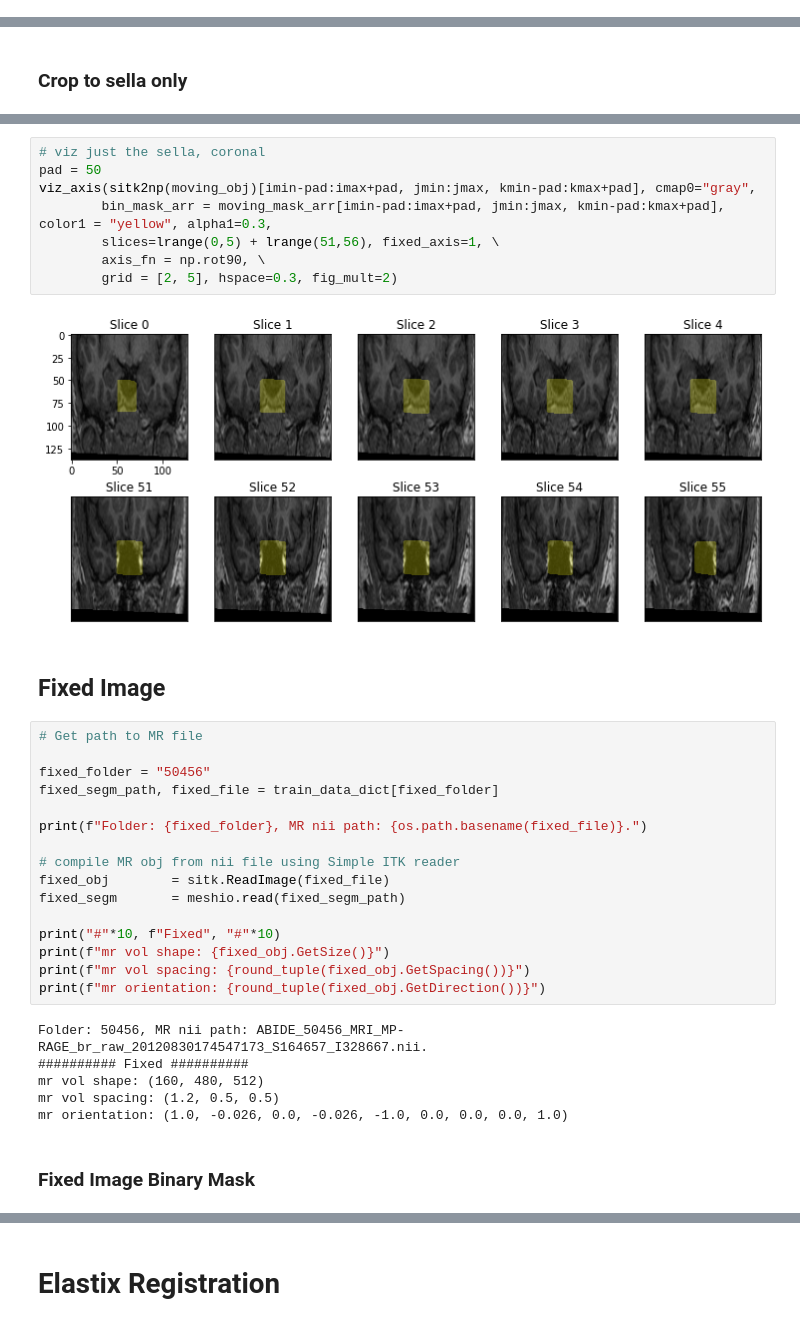
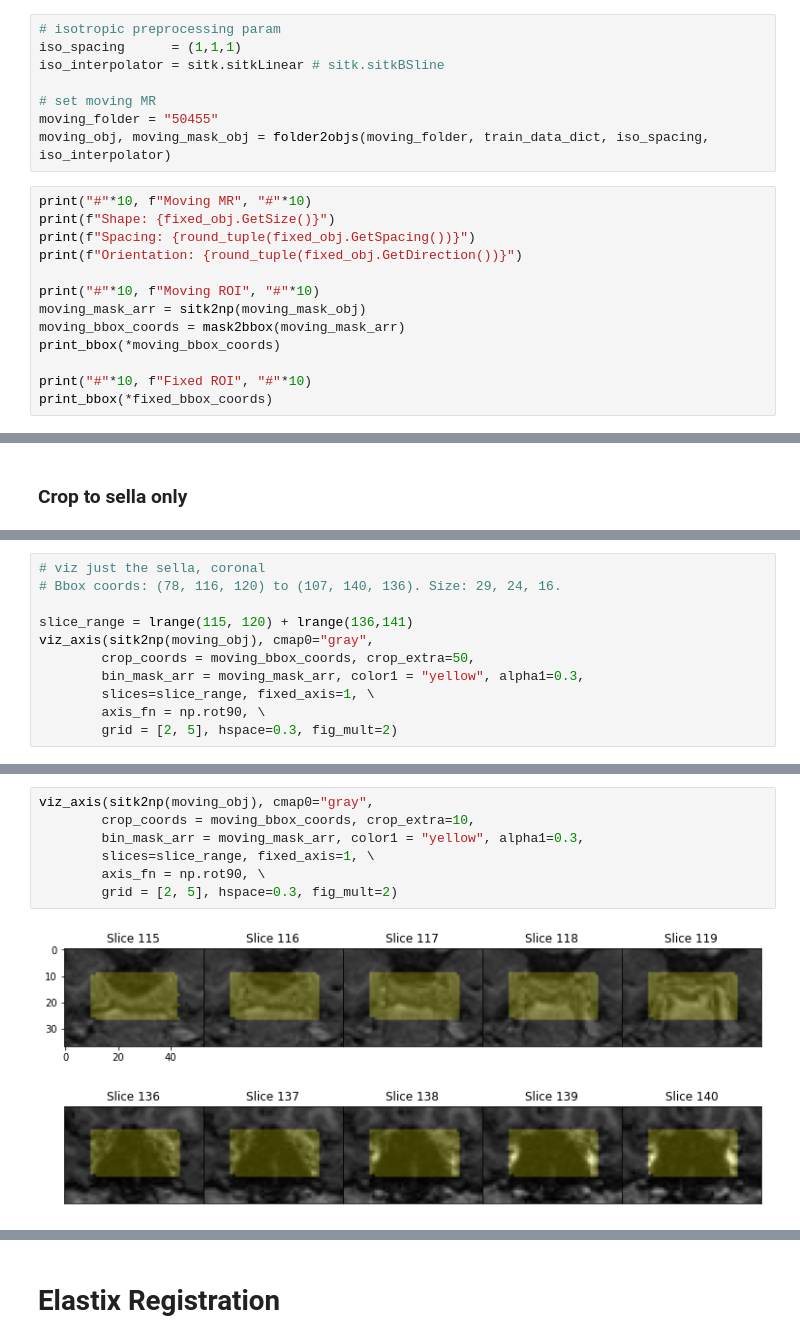
Before and after one commit to RGologorsky/DeepPit, a Jupyter notebook: 0 - Affine Alignment.ipynb, the cells around one changed output, grey strips where cells are left out. Cells and saved outputs as stored; diff of their text form.

```diff
--- a/0 - Affine Alignment.ipynb
+++ b/0 - Affine Alignment.ipynb
@@ -111,0 +78,21 @@ ROI non-zero range:  (65, 93)
+# %%
+# isotropic preprocessing param
+iso_spacing      = (1,1,1)
+iso_interpolator = sitk.sitkLinear # sitk.sitkBSline
+
+# set moving MR
+moving_folder = "50455"
+moving_obj, moving_mask_obj = folder2objs(moving_folder, train_data_dict, iso_spacing, iso_interpolator)
+# %%
+print("#"*10, f"Moving MR", "#"*10)
+print(f"Shape: {fixed_obj.GetSize()}")
+print(f"Spacing: {round_tuple(fixed_obj.GetSpacing())}")
+print(f"Orientation: {round_tuple(fixed_obj.GetDirection())}")
+
+print("#"*10, f"Moving ROI", "#"*10)
+moving_mask_arr = sitk2np(moving_mask_obj)
+moving_bbox_coords = mask2bbox(moving_mask_arr)
+print_bbox(*moving_bbox_coords)
+
+print("#"*10, f"Fixed ROI", "#"*10)
+print_bbox(*fixed_bbox_coords)
@@ -220,0 +144,11 @@ Moving ROI non-zero range (coronal):  (228, 284)
+# %%
+# viz just the sella, coronal
+# Bbox coords: (78, 116, 120) to (107, 140, 136). Size: 29, 24, 16.
+
+slice_range = lrange(115, 120) + lrange(136,141)
+viz_axis(sitk2np(moving_obj), cmap0="gray",
+        crop_coords = moving_bbox_coords, crop_extra=50,
+        bin_mask_arr = moving_mask_arr, color1 = "yellow", alpha1=0.3,
+        slices=slice_range, fixed_axis=1, \
+        axis_fn = np.rot90, \
+        grid = [2, 5], hspace=0.3, fig_mult=2)
@@ -221,36 +157,9 @@ Moving ROI non-zero range (coronal):  (228, 284)
 # %%
-# viz just the sella, coronal
-pad = 50
-viz_axis(sitk2np(moving_obj)[imin-pad:imax+pad, jmin:jmax, kmin-pad:kmax+pad], cmap0="gray",
-        bin_mask_arr = moving_mask_arr[imin-pad:imax+pad, jmin:jmax, kmin-pad:kmax+pad], color1 = "yellow", alpha1=0.3,
-        slices=lrange(0,5) + lrange(51,56), fixed_axis=1, \
+viz_axis(sitk2np(moving_obj), cmap0="gray",
+        crop_coords = moving_bbox_coords, crop_extra=10,
+        bin_mask_arr = moving_mask_arr, color1 = "yellow", alpha1=0.3,
+        slices=slice_range, fixed_axis=1, \
         axis_fn = np.rot90, \
         grid = [2, 5], hspace=0.3, fig_mult=2)
 # %% [output]
-[figure, old version]
+[figure, new version]
-# %% [markdown]
-## Fixed Image
-# %%
-# Get path to MR file
-
-fixed_folder = "50456"
-fixed_segm_path, fixed_file = train_data_dict[fixed_folder]
-
-print(f"Folder: {fixed_folder}, MR nii path: {os.path.basename(fixed_file)}.")
-
-# compile MR obj from nii file using Simple ITK reader
-fixed_obj        = sitk.ReadImage(fixed_file)
-fixed_segm       = meshio.read(fixed_segm_path)
-
-print("#"*10, f"Fixed", "#"*10)
-print(f"mr vol shape: {fixed_obj.GetSize()}")
-print(f"mr vol spacing: {round_tuple(fixed_obj.GetSpacing())}")
-print(f"mr orientation: {round_tuple(fixed_obj.GetDirection())}")
-# %% [output]
-Folder: 50456, MR nii path: ABIDE_50456_MRI_MP-RAGE_br_raw_20120830174547173_S164657_I328667.nii.
-########## Fixed ##########
-mr vol shape: (160, 480, 512)
-mr vol spacing: (1.2, 0.5, 0.5)
-mr orientation: (1.0, -0.026, 0.0, -0.026, -1.0, 0.0, 0.0, 0.0, 1.0)
-# %% [markdown]
-### Fixed Image Binary Mask
```
Also changed, not shown: parts of 60 cells of this notebook, 18 other files.
